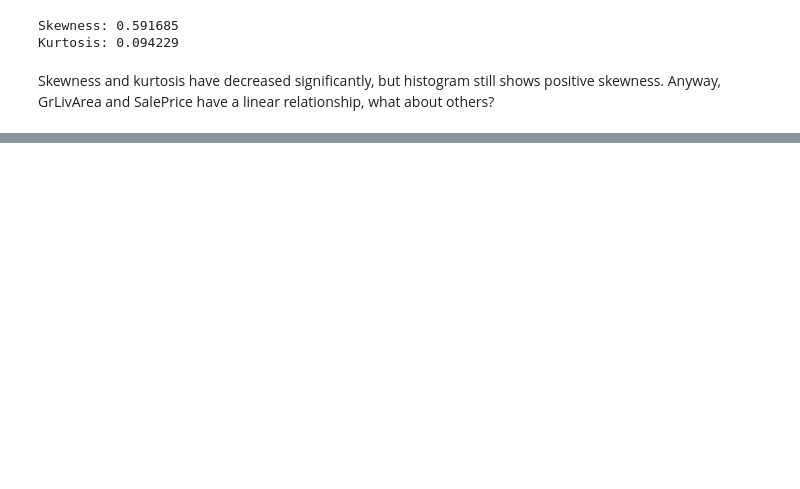
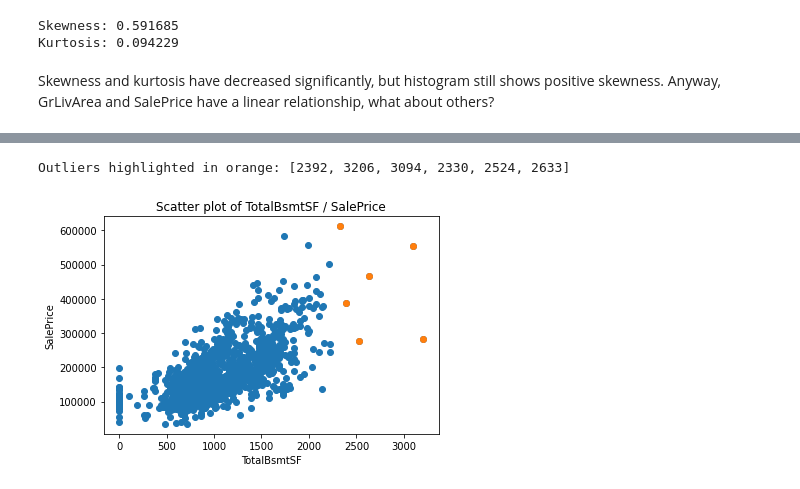
Before and after one commit to artemedius/repo, a Jupyter notebook: houseprice forecast/proj2.ipynb, the cells around one changed output, grey strips where cells are left out. Drawn from its saved outputs; the diff is of its cells as text; code cells hidden in the pictures; blank space fills up the shorter version.

```diff
--- a/houseprice forecast/proj2.ipynb
+++ b/houseprice forecast/proj2.ipynb
@@ -51,8 +51,8 @@ def detect_outlier(df):
         if np.abs(z_score) > threshold:
             outliers.append(y)
     return outliers
-area_outliers = detect_outlier(train['GrLivArea'])
-outlier_df = pd.DataFrame(train[train['GrLivArea'].isin(area_outliers)])
+outliers = detect_outlier(train['GrLivArea'])
+outlier_df = pd.DataFrame(train[train['GrLivArea'].isin(outliers)])
 # %%
 fig, ax = plt.subplots()
 ax.scatter(x=train['GrLivArea'], y=train['SalePrice'])
@@ -66,7 +66,7 @@ plt.show()
 Outliers highlighted in orange: [3222, 3608, 3112, 3493, 3228, 4676, 3194, 3395, 4316, 3279, 3140, 3627, 4476, 3447, 5642, 3238]
 [figure]
 # %%
-train = train[~train['GrLivArea'].isin(area_outliers)]
+train = train[~train['GrLivArea'].isin(outliers)]
 fig, ax = plt.subplots()
 ax.scatter(x=train['GrLivArea'], y=train['SalePrice'])
 plt.ylabel('SalePrice')
@@ -85,0 +92,14 @@ Skewness and kurtosis have decreased significantly, but histogram still shows po
+# %%
+area_outliers = detect_outlier(train['TotalBsmtSF'])
+outlier_df = pd.DataFrame(train[train['TotalBsmtSF'].isin(area_outliers)])
+fig, ax = plt.subplots()
+ax.scatter(x=train['TotalBsmtSF'], y=train['SalePrice'])
+ax.scatter(x=outlier_df['TotalBsmtSF'], y=outlier_df['SalePrice'])
+plt.ylabel('SalePrice')
+plt.xlabel('TotalBsmtSF')
+plt.title('Scatter plot of TotalBsmtSF / SalePrice')
+print(f'Outliers highlighted in orange: {area_outliers}')
+plt.show()
+# %% [output]
+Outliers highlighted in orange: [2392, 3206, 3094, 2330, 2524, 2633]
+[figure, added]
```
Also changed, not shown: parts of 4 cells of this notebook.
